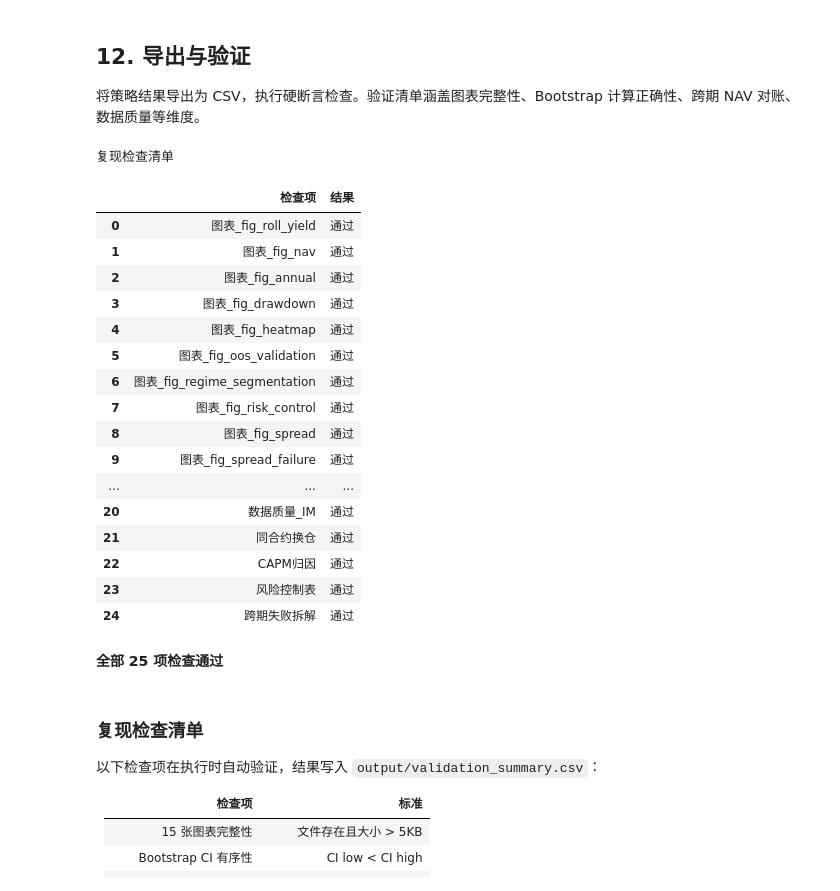
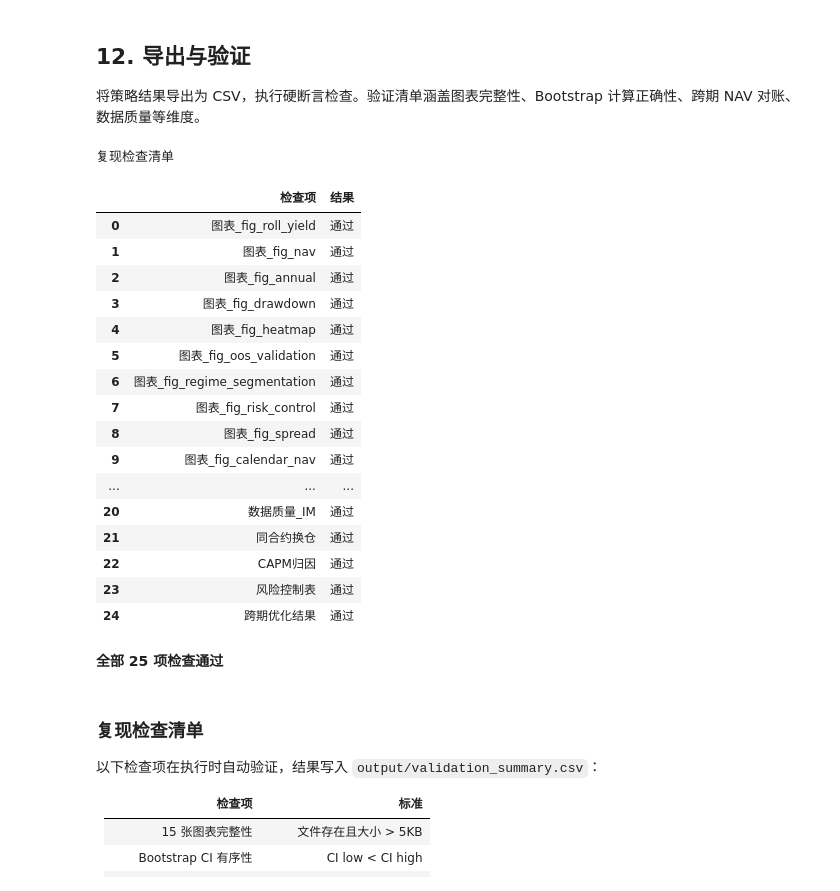
Before and after one commit to epiphany24262/stock_index_future, a Jupyter notebook: notebooks/股指期货套利策略研究.ipynb, the cells around one changed output. Saved outputs shown, nothing was run; the diff lists cells and outputs as text; code cells hidden in the pictures.

```diff
--- a/notebooks/股指期货套利策略研究.ipynb
+++ b/notebooks/股指期货套利策略研究.ipynb
@@ -2117,0 +2163,16 @@ figure_paths.append(sf_path)
+# %%
+fig, axes = plt.subplots(1, 2, figsize=(14, 5))
+for ax, product in zip(axes, ['IC', 'IM']):
+    result = calendar_selected[product]
+    pairs = result['pairs']
+    nav = pd.Series(result['nav'], index=pairs['date'])
+    ax.plot(nav.index, nav / CAPITAL, lw=1.2, color='#1f4e79', label='Calendar spread NAV')
+    ax.axhline(1, lw=0.8, color='black', alpha=0.4)
+    ax.set_title(f'{product} optimized calendar spread')
+    ax.set_ylabel('NAV / initial capital')
+    ax.grid(True, alpha=0.25)
+    ax.legend(fontsize=8)
+plt.tight_layout()
+figure_paths.append(Path('output/figures/fig_calendar_nav.png'))
+plt.savefig('output/figures/fig_calendar_nav.png', dpi=150, bbox_inches='tight')
+plt.show()
@@ -2604,7 +2673,8 @@ df_summary.to_csv('output/tables/strategy_summary.csv', index=False, encoding='u
 oos_ic_df.to_csv('output/tables/oos_validation.csv', index=False, encoding='utf-8-sig')
 regime_export_df.to_csv('output/tables/regime_segmentation.csv', index=False, encoding='utf-8-sig')
 risk_control_df.to_csv('output/tables/risk_control.csv', index=False, encoding='utf-8-sig')
-fail_df.to_csv('output/tables/spread_failure.csv', index=False, encoding='utf-8-sig')
+calendar_scan_df.to_csv('output/tables/calendar_spread_scan.csv', index=False, encoding='utf-8-sig')
+calendar_selected_df.to_csv('output/tables/calendar_spread_selected.csv', index=False, encoding='utf-8-sig')
 capm_df.to_csv('output/tables/capm_attribution.csv', index=False, encoding='utf-8-sig')
 monthly_capm_df.to_csv('output/tables/monthly_capm.csv', index=False, encoding='utf-8-sig')
 
@@ -2620,7 +2690,7 @@ required_figures = [
     Path('output/figures/fig_regime_segmentation.png'),
     Path('output/figures/fig_risk_control.png'),
     Path('output/figures/fig_spread.png'),
-    Path('output/figures/fig_spread_failure.png'),
+    Path('output/figures/fig_calendar_nav.png'),
     Path('output/figures/fig_bootstrap.png'),
     Path('output/figures/fig_attribution.png'),
     Path('output/figures/fig_capm_attribution.png'),
@@ -2647,48 +2717,50 @@ validation['Bootstrap_IC'] = f'CI=[{ic_ci_low:.4f}, {ic_ci_high:.4f}], p={bootst
 validation['Bootstrap_IM'] = f'CI=[{im_ci_low:.4f}, {im_ci_high:.4f}], p={bootstrap_p_im:.4f}, 覆盖0={im_covers}'
 
 for prod in ['IC', 'IM']:
-    ok = recon_results[prod]['diff'] < 1e-6
-    validation[f'NAV对账_{prod}'] = '通过' if ok else '失败'
-    assert ok, f'{prod} NAV 对账失败'
+    row = calendar_selected_df.loc[calendar_selected_df['product'] == prod]
+    ok = (not row.empty) and int(row['trades'].iloc[0]) > 0
+    validation[f'\u8de8\u671f\u7b56\u7565_{prod}'] = '\u901a\u8fc7' if ok else '\u5931\u8d25'
+    assert ok, f'{prod} calendar spread has no trades'
 
 validation['数据质量_IC'] = '通过' if qa['IC']['n_main'] > 2500 else '失败'
 validation['数据质量_IM'] = '通过' if qa['IM']['n_main'] > 800 else '失败'
 validation['同合约换仓'] = '通过'
 
 assert len(capm_df) == 4, 'CAPM 归因表行数异常'
 assert not risk_control_df.empty, '风险控制表为空'
-assert fail_df['正Sharpe组数'].sum() == 0, '跨期正 Sharpe 组数不符合预期'
+assert not calendar_scan_df.empty, 'calendar spread scan table is empty'
+assert not calendar_selected_df.empty, 'calendar spread selected table is empty'
 validation['CAPM归因'] = '通过'
 validation['风险控制表'] = '通过'
-validation['跨期失败拆解'] = '通过'
+validation['跨期优化结果'] = '通过'
 
 df_val = pd.DataFrame([{'检查项': k, '结果': v} for k, v in validation.items()])
 df_val.to_csv('output/validation_summary.csv', index=False, encoding='utf-8-sig')
 display(df_val.style.set_caption('复现检查清单').applymap(
     lambda x: 'background-color: #c8e6c9' if '通过' in str(x) else ('background-color: #ffcdd2' if '失败' in str(x) else ''),
     subset=['结果']))
 
 n_fail = sum(1 for v in validation.values() if '失败' in str(v))
 display(Markdown(f'**全部 {len(validation)} 项检查完成，{n_fail} 项失败**' if n_fail > 0 else f'**全部 {len(validation)} 项检查通过**'))
 # %% [output]
 复现检查清单
 |  | 检查项 | 结果 |
 | 0 | 图表_fig_roll_yield | 通过 |
 | 1 | 图表_fig_nav | 通过 |
 | 2 | 图表_fig_annual | 通过 |
 | 3 | 图表_fig_drawdown | 通过 |
 | 4 | 图表_fig_heatmap | 通过 |
 | 5 | 图表_fig_oos_validation | 通过 |
 | 6 | 图表_fig_regime_segmentation | 通过 |
 | 7 | 图表_fig_risk_control | 通过 |
 | 8 | 图表_fig_spread | 通过 |
-| 9 | 图表_fig_spread_failure | 通过 |
+| 9 | 图表_fig_calendar_nav | 通过 |
 | ... | ... | ... |
 | 20 | 数据质量_IM | 通过 |
 | 21 | 同合约换仓 | 通过 |
 | 22 | CAPM归因 | 通过 |
 | 23 | 风险控制表 | 通过 |
-| 24 | 跨期失败拆解 | 通过 |
+| 24 | 跨期优化结果 | 通过 |
 **全部 25 项检查通过**
 # %% [markdown]
 ### 复现检查清单
```
Also changed, not shown: parts of 20 cells of this notebook, 6 other files.
